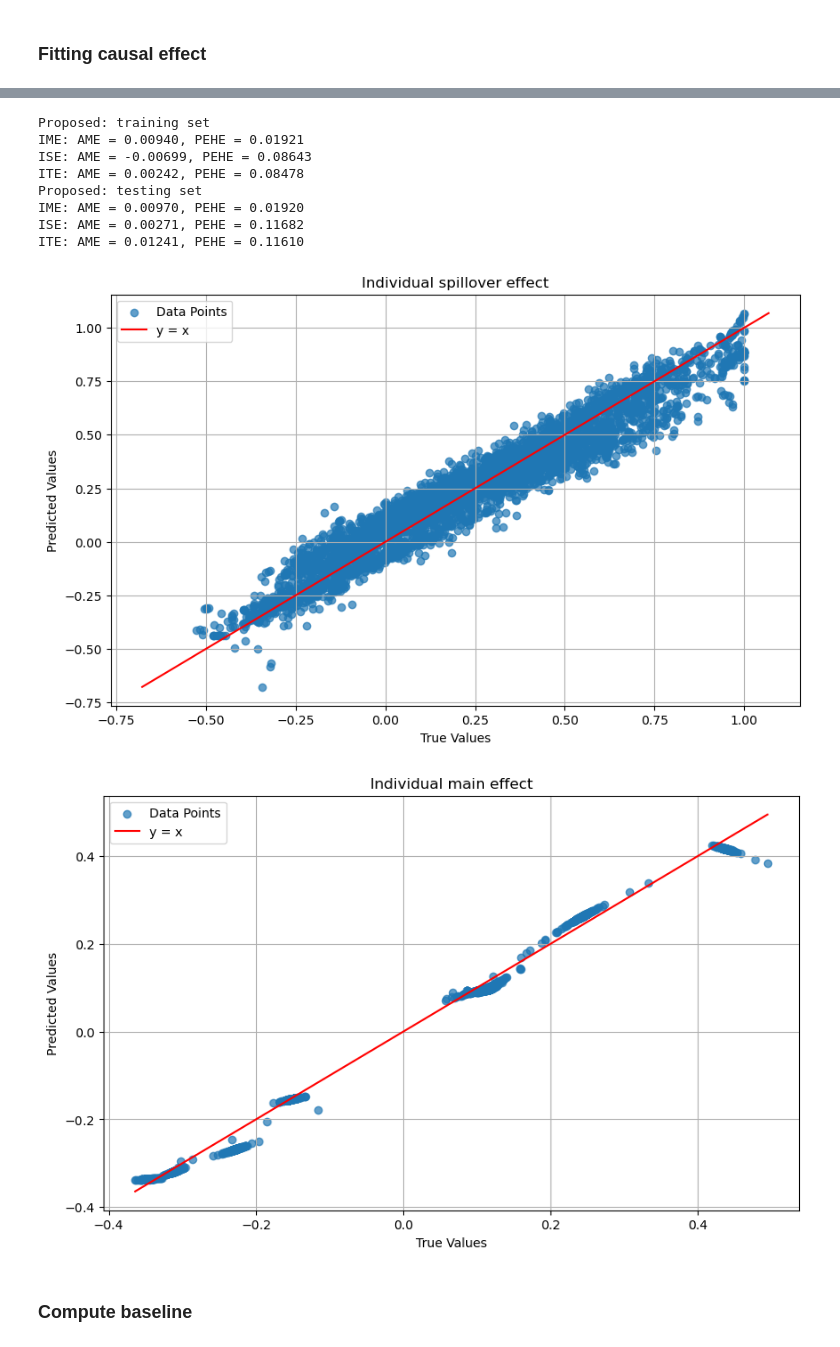
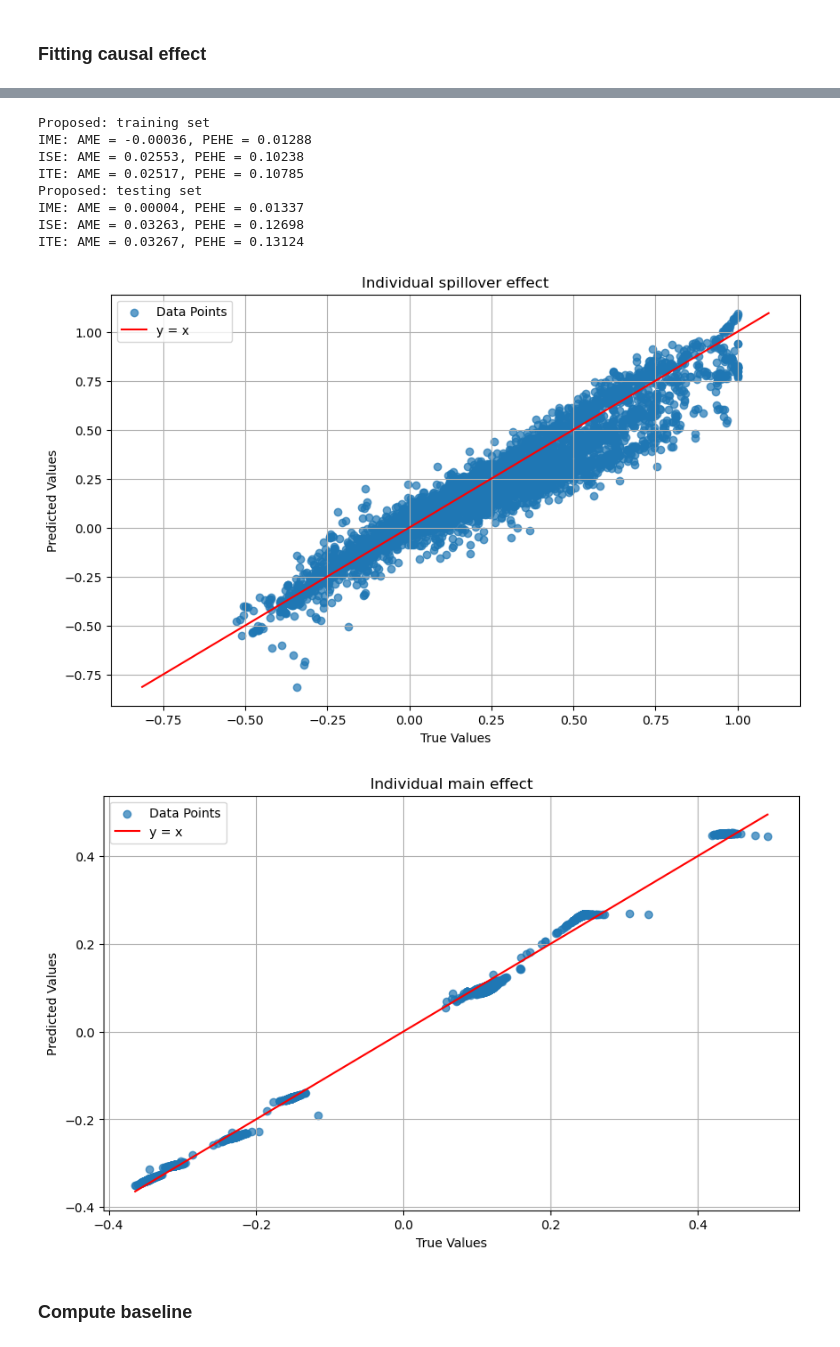
Before and after one commit to Yuanchen-Wu/ICML_Causal, a Jupyter notebook: experiment_separate_self_neighbor.ipynb, the cells around one changed output, grey strips where cells are left out. Cells and saved outputs as stored; diff of their text form; code cells hidden in the pictures.

Commit message:
Add separate_self and low_dimension modes; unify compute_outcome; add two-head attention; clean notebooks; update metrics and evaluation; remove legacy code

```diff
--- a/experiment_separate_self_neighbor.ipynb
+++ b/experiment_separate_self_neighbor.ipynb
@@ -100,7 +116,7 @@ IME_test, ISE_test, ITE_test = compute_individual_effects(true_attention_test, A
 ### Fitting nuisance components
 # %%
 # Train configs
-train_cfg_pm = TrainConfig(epochs=400, lr=1e-3, batch_size=64, patience=12, device="cpu", log_every=40)
+train_cfg_pm = TrainConfig(epochs=400, lr=1e-3, batch_size=n, patience=12, device="cpu", log_every=40)
 
 prop_cfg = PropensityConfig(hidden_dim=128)
 mean_cfg = MeanConfig(hidden_dim=128)
@@ -145,7 +161,7 @@ plot_true_vs_pred(mu_hat,m_star,title_name="conditional mean")
 ### Fitting causal effect
 # %%
 # Fit attention
-train_cfg_attn = TrainConfig(epochs=400, lr=1e-3, batch_size=64, patience=12, device="cpu", log_every=1)
+train_cfg_attn = TrainConfig(epochs=400, lr=1e-4, batch_size=64, patience=12, device="cpu", log_every=1)
 # attention config switches model behavior
 attn_cfg = AttentionConfig(hidden_dim=64, attn_temperature=attn_temperature, separate_self=(outcome_mode=="separate_self"))
 
@@ -174,26 +191,32 @@ Done fitting attention.
 # %%
 # Unified estimation from model
-IME_est, ISE_est, ITE_est = compute_individual_effects(fr_a.model, A, outcome_mode, X=X, nbrs_idx=nbrs_idx, t=t)
+with torch.no_grad():
+  out = fr_a.model.cpu().predict(torch.tensor(X, dtype=torch.float32), nbrs_idx, torch.tensor(t, dtype=torch.float32))
+W_pred, g_pred = (out[0], out[2]) if isinstance(out, tuple) and len(out) == 3 else (out[0], None)
+IME_est, ISE_est, ITE_est = compute_individual_effects(W_pred, A, outcome_mode, g_self=g_pred)
 print("Proposed: training set")
 Result_train=evaluate(IME, ISE, ITE, IME_est, ISE_est, ITE_est,printing=True)
 
-IME_est_test, ISE_est_test, ITE_est_test = compute_individual_effects(fr_a.model, A_test, outcome_mode, X=X_test, nbrs_idx=nbrs_idx_test, t=t_test)
+with torch.no_grad():
+  out_test = fr_a.model.predict(torch.tensor(X_test, dtype=torch.float32), nbrs_idx_test, torch.tensor(t_test, dtype=torch.float32))
+W_pred_test, g_pred_test = (out_test[0], out_test[2]) if isinstance(out_test, tuple) and len(out_test) == 3 else (out_test[0], None)
+IME_est_test, ISE_est_test, ITE_est_test = compute_individual_effects(W_pred_test, A_test, outcome_mode, g_self=g_pred_test)
 print("Proposed: testing set")
 Result_test=evaluate(IME_test, ISE_test, ITE_test, IME_est_test, ISE_est_test, ITE_est_test,printing=True)
 
 plot_true_vs_pred(ISE,ISE_est,title_name="Individual spillover effect")
 plot_true_vs_pred(IME,IME_est,title_name="Individual main effect")
 # %% [output]
 Proposed: training set
-IME: AME = 0.00940, PEHE = 0.01921
-ISE: AME = -0.00699, PEHE = 0.08643
-ITE: AME = 0.00242, PEHE = 0.08478
+IME: AME = -0.00036, PEHE = 0.01288
+ISE: AME = 0.02553, PEHE = 0.10238
+ITE: AME = 0.02517, PEHE = 0.10785
 Proposed: testing set
-IME: AME = 0.00970, PEHE = 0.01920
-ISE: AME = 0.00271, PEHE = 0.11682
-ITE: AME = 0.01241, PEHE = 0.11610
+IME: AME = 0.00004, PEHE = 0.01337
+ISE: AME = 0.03263, PEHE = 0.12698
+ITE: AME = 0.03267, PEHE = 0.13124
-[figure, old version]
+[figure, new version]
-[figure, old version]
+[figure, new version]
 # %% [markdown]
 ### Compute baseline
 # %%
```
Also changed, not shown: parts of 6 cells of this notebook, 3 other files.
